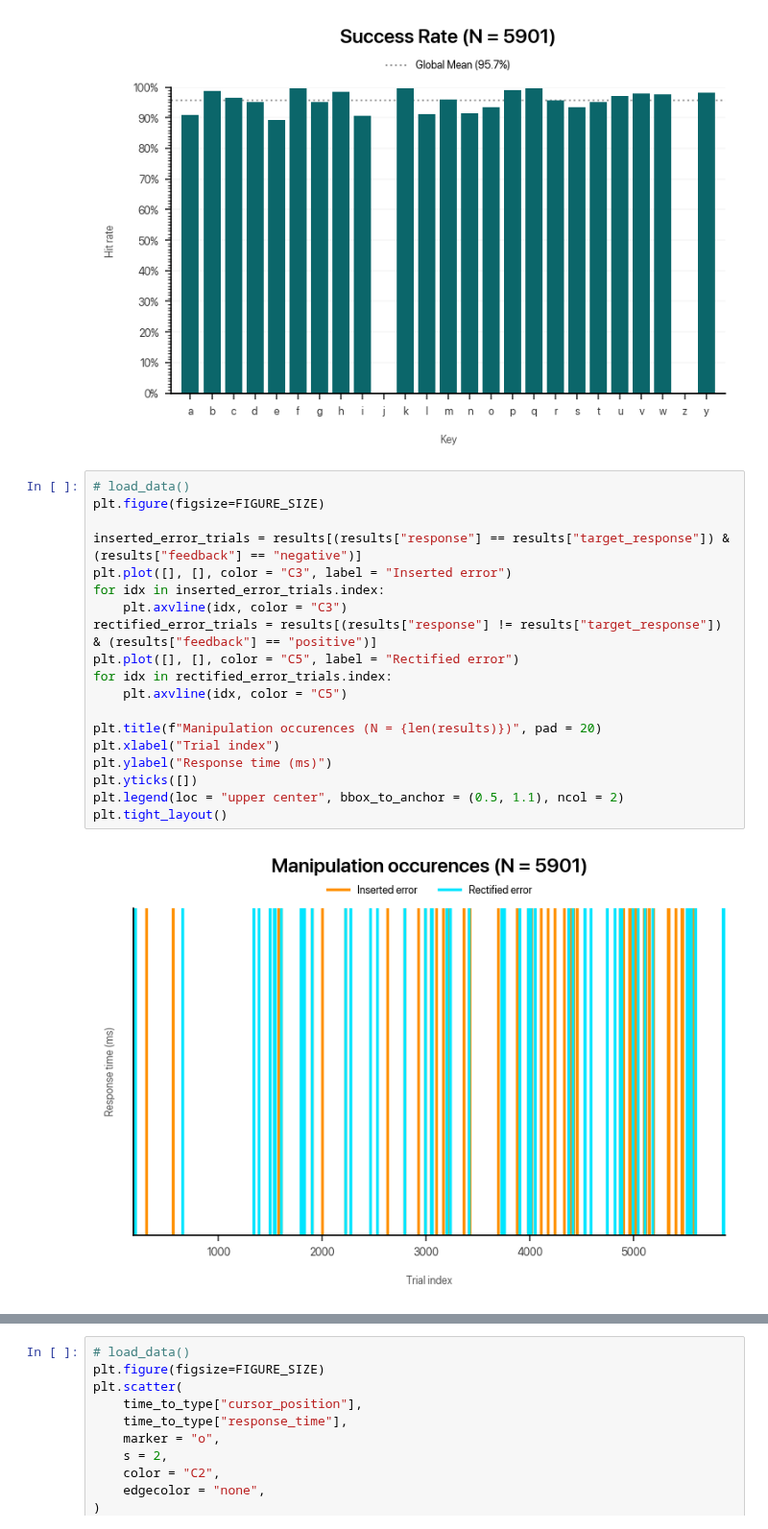
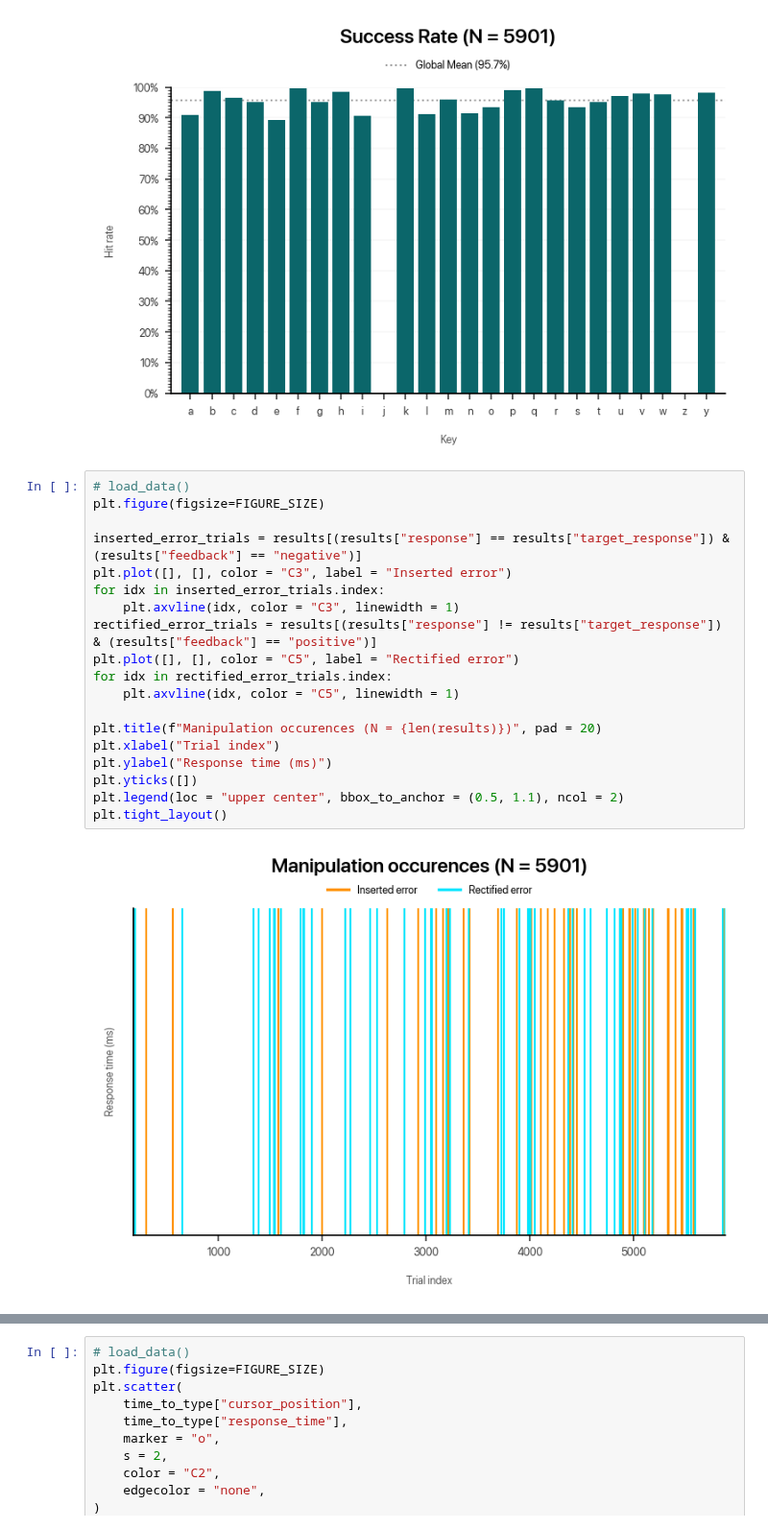
Before and after one commit to dlundgaard/AuthorshipArtifice, a Jupyter notebook: data_pipeline.ipynb, the cells around one changed output, grey strips where cells are left out. Shown at 96% size. Drawn from its saved outputs; the diff is of its cells as text.

```diff
--- a/data_pipeline.ipynb
+++ b/data_pipeline.ipynb
@@ -113,24 +113,24 @@ plt.tight_layout()
 # %%
 # load_data()
 plt.figure(figsize=FIGURE_SIZE)
 
 inserted_error_trials = results[(results["response"] == results["target_response"]) & (results["feedback"] == "negative")]
 plt.plot([], [], color = "C3", label = "Inserted error")
 for idx in inserted_error_trials.index:
-    plt.axvline(idx, color = "C3")
+    plt.axvline(idx, color = "C3", linewidth = 1)
 rectified_error_trials = results[(results["response"] != results["target_response"]) & (results["feedback"] == "positive")]
 plt.plot([], [], color = "C5", label = "Rectified error")
 for idx in rectified_error_trials.index:
-    plt.axvline(idx, color = "C5")
+    plt.axvline(idx, color = "C5", linewidth = 1)
 
 plt.title(f"Manipulation occurences (N = {len(results)})", pad = 20)
 plt.xlabel("Trial index")
 plt.ylabel("Response time (ms)")
 plt.yticks([])
 plt.legend(loc = "upper center", bbox_to_anchor = (0.5, 1.1), ncol = 2)
 plt.tight_layout()
 # %% [output]
-[figure, old version]
+[figure, new version]
 # %%
 # load_data()
 plt.figure(figsize=FIGURE_SIZE)
```
Also changed, not shown: parts of 4 cells of this notebook.
